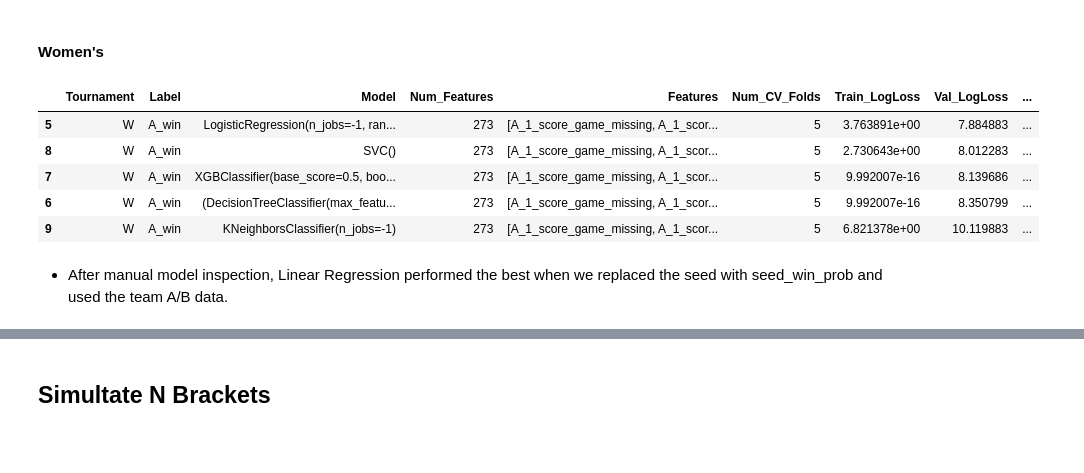
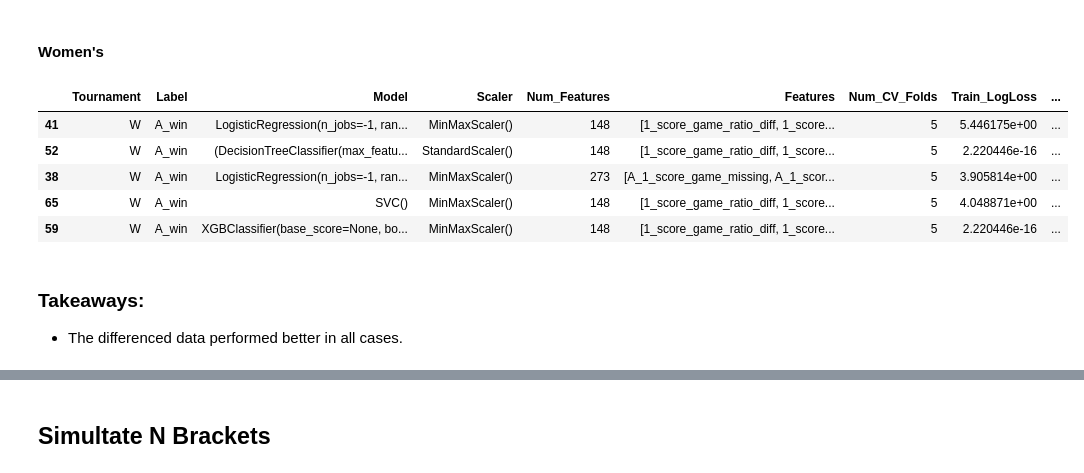
Before and after one commit to heefjones/march_madness, a Jupyter notebook: preds_detailed.ipynb, the cells around one changed output, grey strips where cells are left out. Cells and saved outputs as stored; diff of their text form; code cells hidden in the pictures; blank space fills up the shorter version.

```diff
--- a/preds_detailed.ipynb
+++ b/preds_detailed.ipynb
@@ -523,15 +535,16 @@ for model in tqdm(models, desc='Model', file=sys.stdout):
 # %%
 # inspect
-class_df[class_df['Tournament'] == 'W'].sort_values(by='Val_LogLoss').head()
+class_df[class_df['Tournament'] == 'W'].sort_values(by='Val_Acc', ascending=False).head()
 # %% [output]
-|  | Tournament | Label | Model | Num_Features | Features | Num_CV_Folds | Train_LogLoss | Val_LogLoss | ... |
-| 5 | W | A_win | LogisticRegression(n_jobs=-1, ran... | 273 | [A_1_score_game_missing, A_1_scor... | 5 | 3.763891e+00 | 7.884883 | ... |
-| 8 | W | A_win | SVC() | 273 | [A_1_score_game_missing, A_1_scor... | 5 | 2.730643e+00 | 8.012283 | ... |
-| 7 | W | A_win | XGBClassifier(base_score=0.5, boo... | 273 | [A_1_score_game_missing, A_1_scor... | 5 | 9.992007e-16 | 8.139686 | ... |
-| 6 | W | A_win | (DecisionTreeClassifier(max_featu... | 273 | [A_1_score_game_missing, A_1_scor... | 5 | 9.992007e-16 | 8.350799 | ... |
-| 9 | W | A_win | KNeighborsClassifier(n_jobs=-1) | 273 | [A_1_score_game_missing, A_1_scor... | 5 | 6.821378e+00 | 10.119883 | ... |
+|  | Tournament | Label | Model | Scaler | Num_Features | Features | Num_CV_Folds | Train_LogLoss | ... |
+| 41 | W | A_win | LogisticRegression(n_jobs=-1, ran... | MinMaxScaler() | 148 | [1_score_game_ratio_diff, 1_score... | 5 | 5.446175e+00 | ... |
+| 52 | W | A_win | (DecisionTreeClassifier(max_featu... | StandardScaler() | 148 | [1_score_game_ratio_diff, 1_score... | 5 | 2.220446e-16 | ... |
+| 38 | W | A_win | LogisticRegression(n_jobs=-1, ran... | MinMaxScaler() | 273 | [A_1_score_game_missing, A_1_scor... | 5 | 3.905814e+00 | ... |
+| 65 | W | A_win | SVC() | MinMaxScaler() | 148 | [1_score_game_ratio_diff, 1_score... | 5 | 4.048871e+00 | ... |
+| 59 | W | A_win | XGBClassifier(base_score=None, bo... | MinMaxScaler() | 148 | [1_score_game_ratio_diff, 1_score... | 5 | 2.220446e-16 | ... |
 # %%
 # save class_df
 class_df.to_csv('models/classification_models_detailed.csv', index=False)
-# %% [markdown]
-- After manual model inspection, Linear Regression performed the best when we replaced the seed with seed_win_prob and used the team A/B data.
+# %% [markdown]
+### Takeaways:
+- The differenced data performed better in all cases.
```
Also changed, not shown: parts of 87 cells of this notebook, 3 other files.
